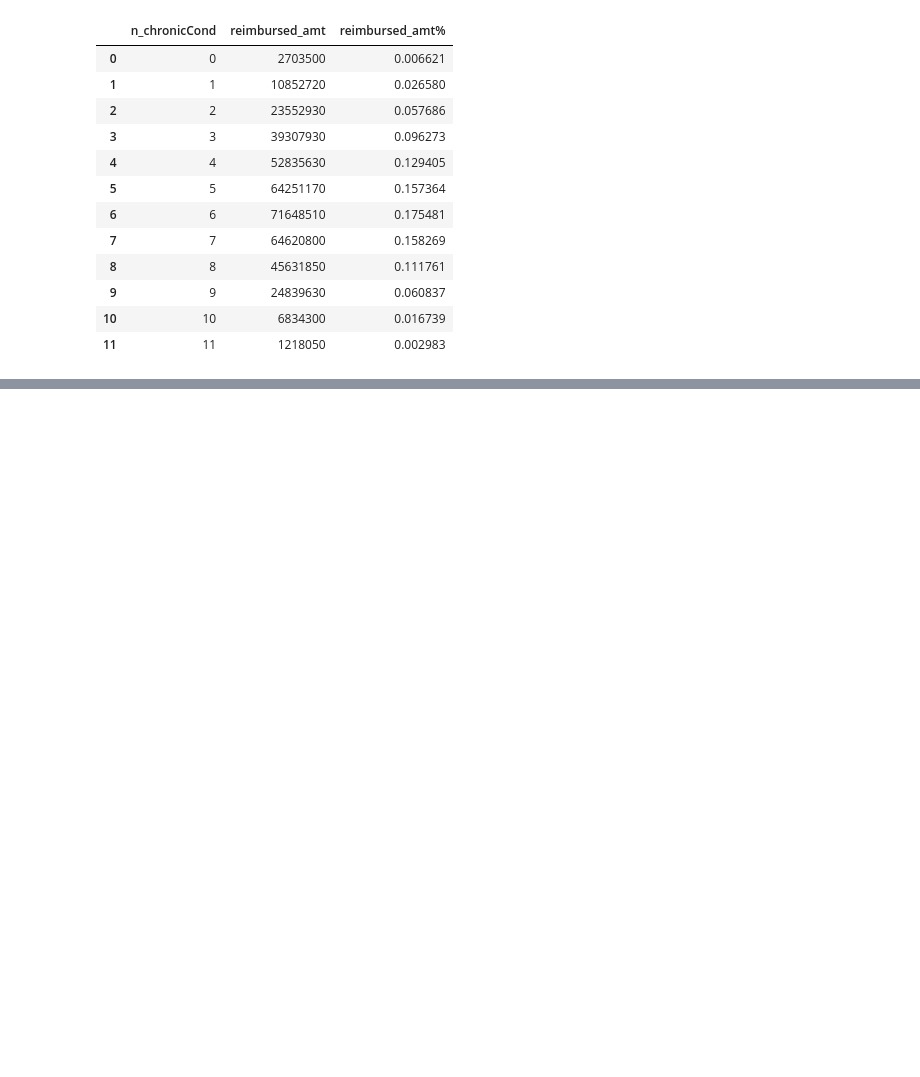
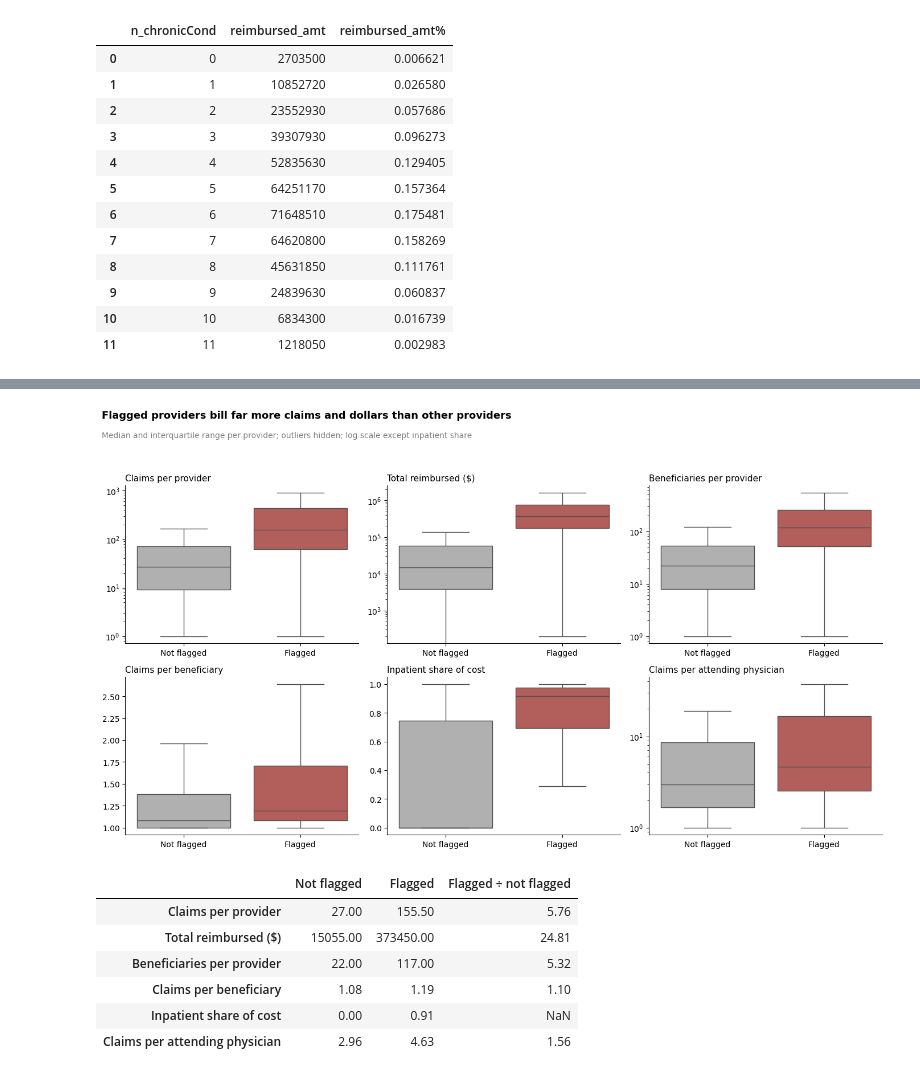
Before and after one commit to sophiaYishan/us_healthcare_claims_analysis, a Jupyter notebook: claim-analysis.ipynb, the cells around one changed output, grey strips where cells are left out. Cells and saved outputs as stored; diff of their text form; code cells hidden in the pictures; blank space fills up the shorter version.

```diff
--- a/claim-analysis.ipynb
+++ b/claim-analysis.ipynb
@@ -1219,0 +1232,56 @@ ip_reimbursed_by_cc
+# %%
+import matplotlib.pyplot as plt
+import seaborn as sns
+
+# Features to compare, with readable panel titles
+features = {
+    'claim_count': 'Claims per provider',
+    'total_amt_reimbursed': 'Total reimbursed ($)',
+    'beneficiary_count': 'Beneficiaries per provider',
+    'claim_per_bene': 'Claims per beneficiary',
+    'ip_cost_of_all': 'Inpatient share of cost',
+    'claim_per_physician': 'Claims per attending physician',
+}
+log_features = {'claim_count', 'total_amt_reimbursed', 'beneficiary_count', 'claim_per_physician'}
+fraud_colors = {'No': '#b0b0b0', 'Yes': '#c0504d'}
+
+# Drop infinite values (providers with 0 attending physicians) before plotting
+plot_provider = provider.replace([np.inf, -np.inf], np.nan)
+
+fig, axes = plt.subplots(2, 3, figsize=(14, 8))
+
+for ax, (col, label) in zip(axes.flatten(), features.items()):
+    sns.boxplot(data=plot_provider, x='PotentialFraud', y=col,
+                order=['No', 'Yes'], hue='PotentialFraud', palette=fraud_colors,
+                showfliers=False, legend=False, ax=ax)
+    if col in log_features:
+        ax.set_yscale('log')
+    ax.set_title(label, loc='left', fontsize=11)
+    ax.set_xlabel('')
+    ax.set_ylabel('')
+    ax.set_xticks([0, 1], ['Not flagged', 'Flagged'])
+    sns.despine(ax=ax)
+
+fig.suptitle('Flagged providers bill far more claims and dollars than other providers',
+             x=0.01, ha='left', fontsize=13, fontweight='bold')
+fig.text(0.01, 0.92, 'Median and interquartile range per provider; outliers hidden; log scale except inpatient share',
+         ha='left', fontsize=10, color='grey')
+plt.tight_layout(rect=(0, 0, 1, 0.9))
+plt.show()
+
+# Median table: exact numbers for the "so what"
+medians = plot_provider.groupby('PotentialFraud')[list(features)].median().T
+medians.columns = ['Not flagged', 'Flagged']
+medians['Flagged ÷ not flagged'] = medians['Flagged'] / medians['Not flagged']
+medians['Flagged ÷ not flagged'] = medians['Flagged ÷ not flagged'].replace([np.inf, -np.inf], np.nan)
+medians.index = [features[c] for c in medians.index]
+medians.round(2)
+# %% [output]
+[figure, added]
+|  | Not flagged | Flagged | Flagged ÷ not flagged |
+| Claims per provider | 27.00 | 155.50 | 5.76 |
+| Total reimbursed ($) | 15055.00 | 373450.00 | 24.81 |
+| Beneficiaries per provider | 22.00 | 117.00 | 5.32 |
+| Claims per beneficiary | 1.08 | 1.19 | 1.10 |
+| Inpatient share of cost | 0.00 | 0.91 | NaN |
+| Claims per attending physician | 2.96 | 4.63 | 1.56 |
```
Also changed, not shown: parts of 12 cells of this notebook.
